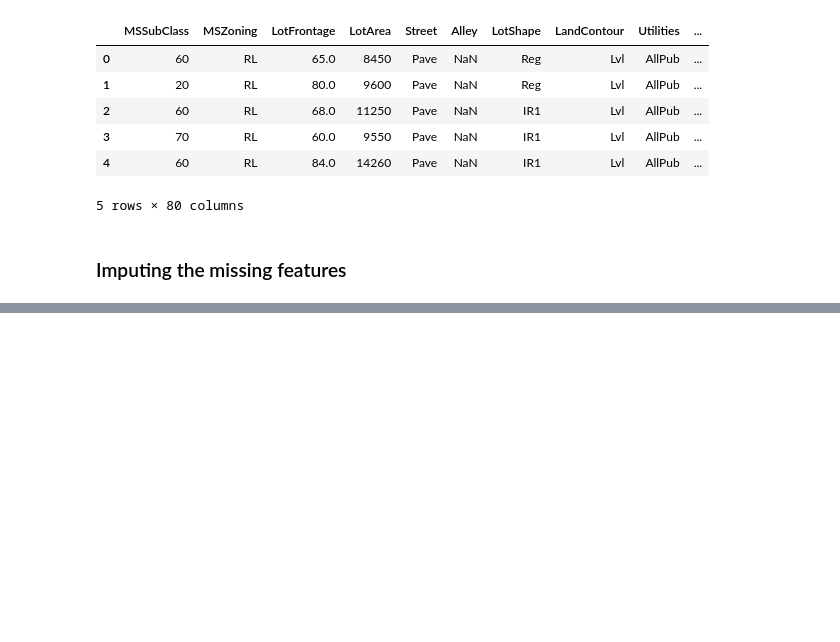
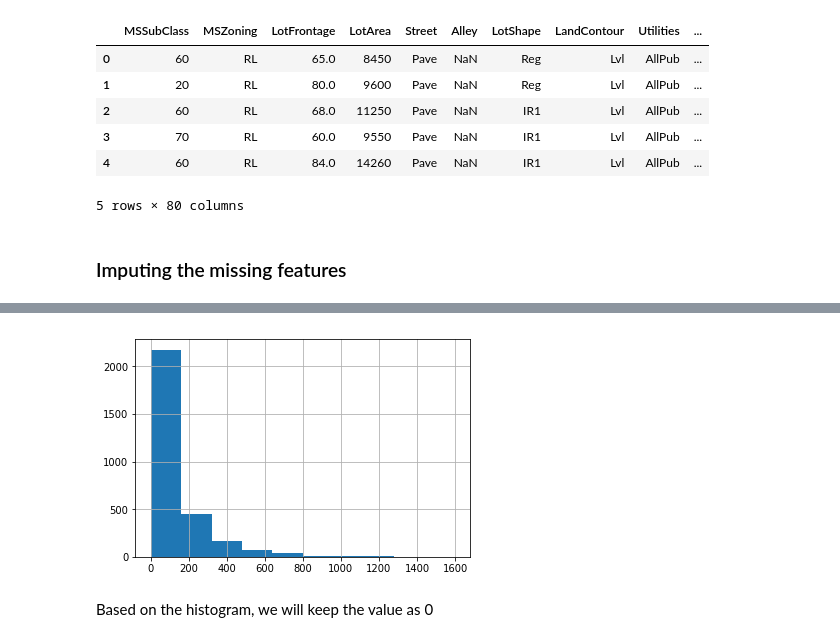
Before and after one commit to sneha-kathuria/advance-house-price, a Jupyter notebook: ipynb_notebook/Advance House Price .ipynb, the cells around one changed output, grey strips where cells are left out. Cells and saved outputs as stored; diff of their text form; code cells hidden in the pictures; blank space fills up the shorter version.

```diff
--- a/ipynb_notebook/Advance House Price .ipynb
+++ b/ipynb_notebook/Advance House Price .ipynb
@@ -96,0 +130,41 @@ plt.show()
+# %%
+# Imputing with mode for below features
+GarageQual_mode = housing[housing.GarageQual.notnull()]['GarageQual'].mode()[0]
+housing['GarageQual'].fillna(GarageQual_mode,inplace=True)
+
+GarageYrBlt_mode = housing[housing.GarageYrBlt.notnull()]['GarageYrBlt'].mode()[0]
+housing['GarageYrBlt'].fillna(GarageYrBlt_mode,inplace=True)
+
+GarageCond_mode = housing[housing.GarageCond.notnull()]['GarageCond'].mode()[0]
+housing['GarageCond'].fillna(GarageCond_mode,inplace=True)
+
+GarageFinish_mode = housing[housing.GarageFinish.notnull()]['GarageFinish'].mode()[0]
+housing['GarageFinish'].fillna(GarageFinish_mode,inplace=True)
+
+GarageType_mode = housing[housing.GarageType.notnull()]['GarageType'].mode()[0]
+housing['GarageType'].fillna(GarageType_mode,inplace=True)
+
+BsmtExposure_mode = housing[housing.BsmtExposure.notnull()]['BsmtExposure'].mode()[0]
+housing['BsmtExposure'].fillna(BsmtExposure_mode,inplace=True)
+
+BsmtCond_mode = housing[housing.BsmtCond.notnull()]['BsmtCond'].mode()[0]
+housing['BsmtCond'].fillna(BsmtCond_mode,inplace=True)
+
+BsmtQual_mode = housing[housing.BsmtQual.notnull()]['BsmtQual'].mode()[0]
+housing['BsmtQual'].fillna(BsmtQual_mode,inplace=True)
+
+BsmtFinType2_mode = housing[housing.BsmtFinType2.notnull()]['BsmtFinType2'].mode()[0]
+housing['BsmtFinType2'].fillna(BsmtFinType2_mode,inplace=True)
+
+BsmtFinType1_mode = housing[housing.BsmtFinType1.notnull()]['BsmtFinType1'].mode()[0]
+housing['BsmtFinType1'].fillna(BsmtFinType1_mode,inplace=True)
+
+MasVnrArea_mode = housing[housing.MasVnrArea.notnull()]['MasVnrArea'].median()
+housing['MasVnrArea'].fillna(MasVnrArea_mode,inplace=True)
+# %%
+housing[housing.MasVnrArea.notnull()]['MasVnrArea'].hist()
+plt.show()
+# %% [output]
+[figure, added]
+# %% [markdown]
+Based on the histogram, we will keep the value as 0
```
Also changed, not shown: parts of 30 cells of this notebook.
